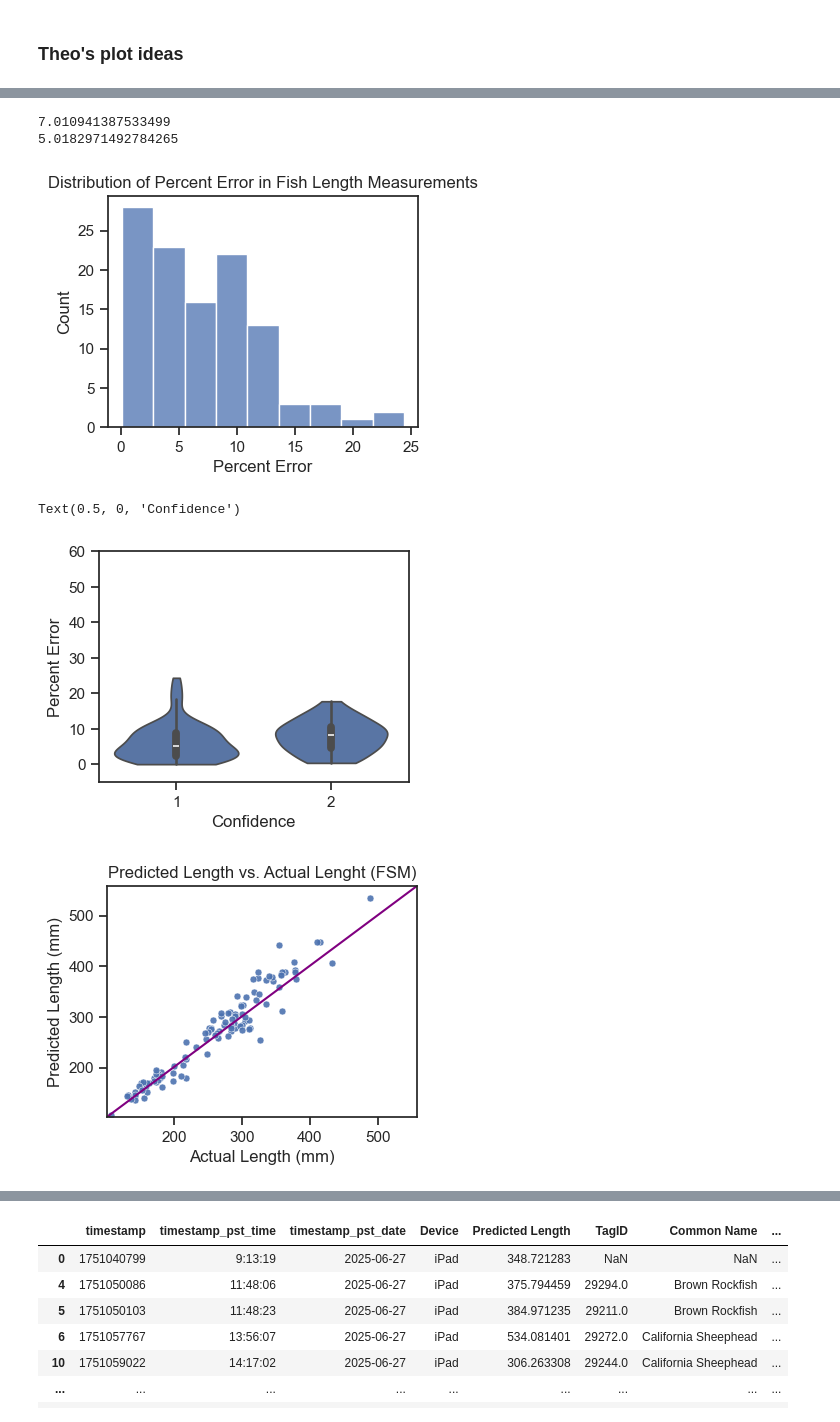
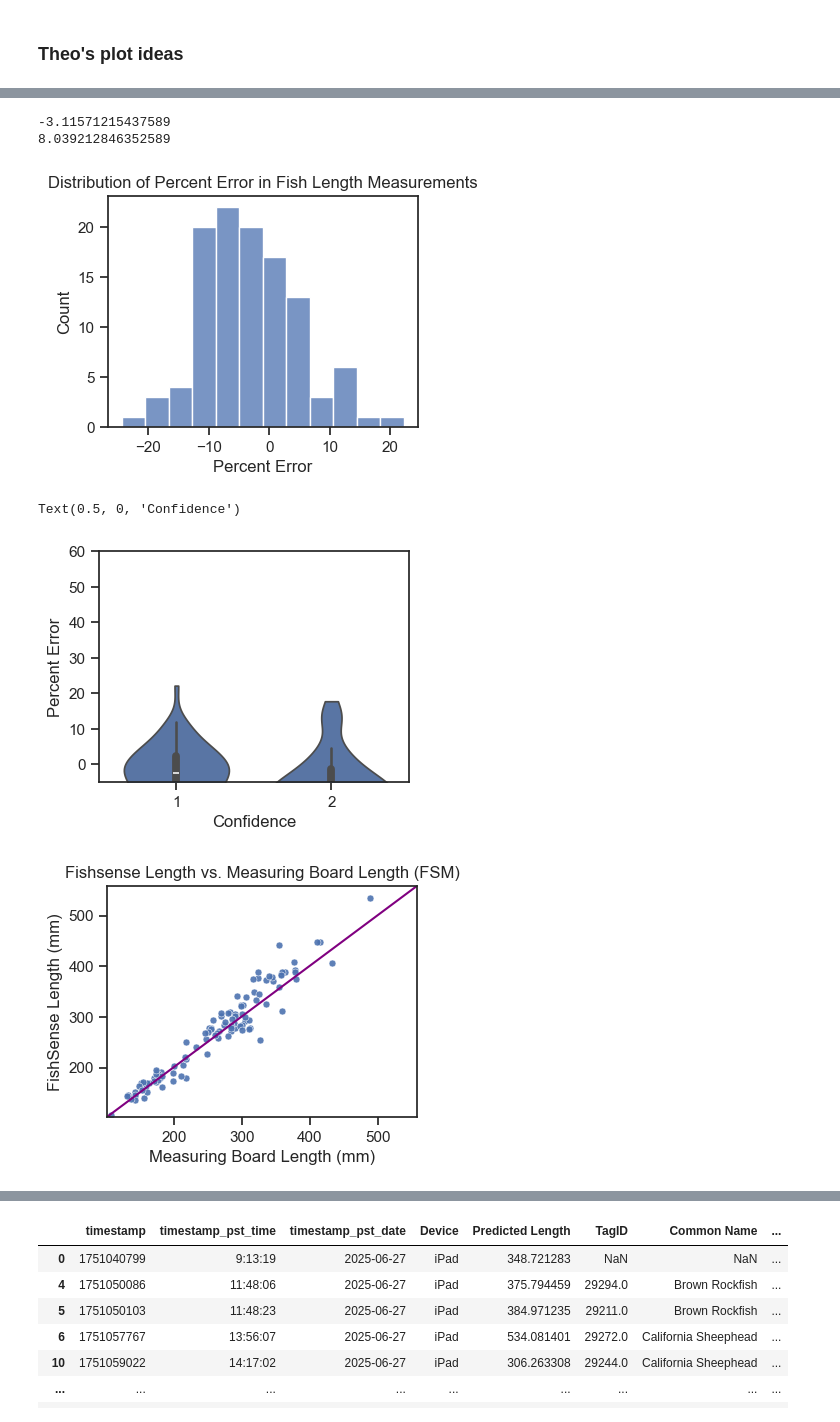
Before and after one commit to UCSD-E4E/fishsense-mobile-oceans-2025, a Jupyter notebook: scripts/02_plotting.ipynb, the cells around one changed output, grey strips where cells are left out. Drawn from its saved outputs; the diff is of its cells as text; code cells hidden in the pictures.

```diff
--- a/scripts/02_plotting.ipynb
+++ b/scripts/02_plotting.ipynb
@@ -104,7 +104,7 @@ ccfrp_df = pd.read_csv('/Users/anu/Documents/e4e/2025-07-21_fishsense-mobile-dat
 
 ccfrp_df = rock_fish_adjustment(ccfrp_df)
 
-ccfrp_df['Residual'] = abs(ccfrp_df['GT Fork Length'] - ccfrp_df['Predicted Length'])
+ccfrp_df['Residual'] = (ccfrp_df['GT Fork Length'] - ccfrp_df['Predicted Length'])
 ccfrp_df['Percent Error'] = (ccfrp_df['Residual'] / ccfrp_df['GT Fork Length']) * 100
 # %% [markdown]
 ### Theo's plot ideas
@@ -156,9 +156,9 @@ print(nanstd(plot_df['Percent Error']))
 
 plt.savefig('/Users/anu/Documents/e4e/2025-07-21_fishsense-mobile-data-processing/plots/fsm_all_dist.pdf', bbox_inches='tight')
 # %% [output]
-7.010941387533499
-5.0182971492784265
+-3.11571215437589
+8.039212846352589
-[figure, old version]
+[figure, new version]
 # %%
 # margin error vs confidence
 
@@ -169,33 +169,33 @@ plt.ylim(-5,60)
 plt.xlabel('Confidence')
 # %% [output]
 Text(0.5, 0, 'Confidence')
-[figure, old version]
+[figure, new version]
 # %%
 
 import numpy as np
 # X axis: Ground truth. Y axis: measurement in consideration. Plot y=x line. Points show how far away our data in consideration is from the ground truth. Just FSM.
 
 plot_df = ccfrp_df.query('confidence > .5')
 
 
 fig, ax = plt.subplots()
 ax.tick_params(bottom=True, left=True)
 
 sns.scatterplot(data=plot_df, x='GT Fork Length', y='Predicted Length', alpha=.9, s=25)
 
 x_line = np.linspace(0, np.max(ccfrp_df['GT Fork Length'] + 20), 100)
 y_line = x_line + 1
 plt.plot(x_line, y_line, color='purple')
 
-plt.xlabel('Actual Length (mm)')
-plt.ylabel('Predicted Length (mm)')
-plt.title('Predicted Length vs. Actual Lenght (FSM)')
+plt.xlabel('Measuring Board Length (mm)')
+plt.ylabel('FishSense Length (mm)')
+plt.title('Fishsense Length vs. Measuring Board Length (FSM)')
 plt.xlim(np.min(ccfrp_df['GT Fork Length']), np.max(ccfrp_df['GT Fork Length'] + 20))
 plt.ylim(np.min(ccfrp_df['GT Fork Length']), np.max(ccfrp_df['GT Fork Length'] + 20))
 
 plt.savefig('/Users/anu/Documents/e4e/2025-07-21_fishsense-mobile-data-processing/plots/fsm_all_scatter.pdf', bbox_inches='tight')
 # %% [output]
-[figure, old version]
+[figure, new version]
 # %%
 import numpy as np
 # X axis: Ground truth. Y axis: measurement in consideration. Plot y=x line. Points show how far away our data in consideration is from the ground truth. Factored for Fishsense vs Fishtechy
```
Also changed, not shown: parts of 10 cells of this notebook, 11 other files.
